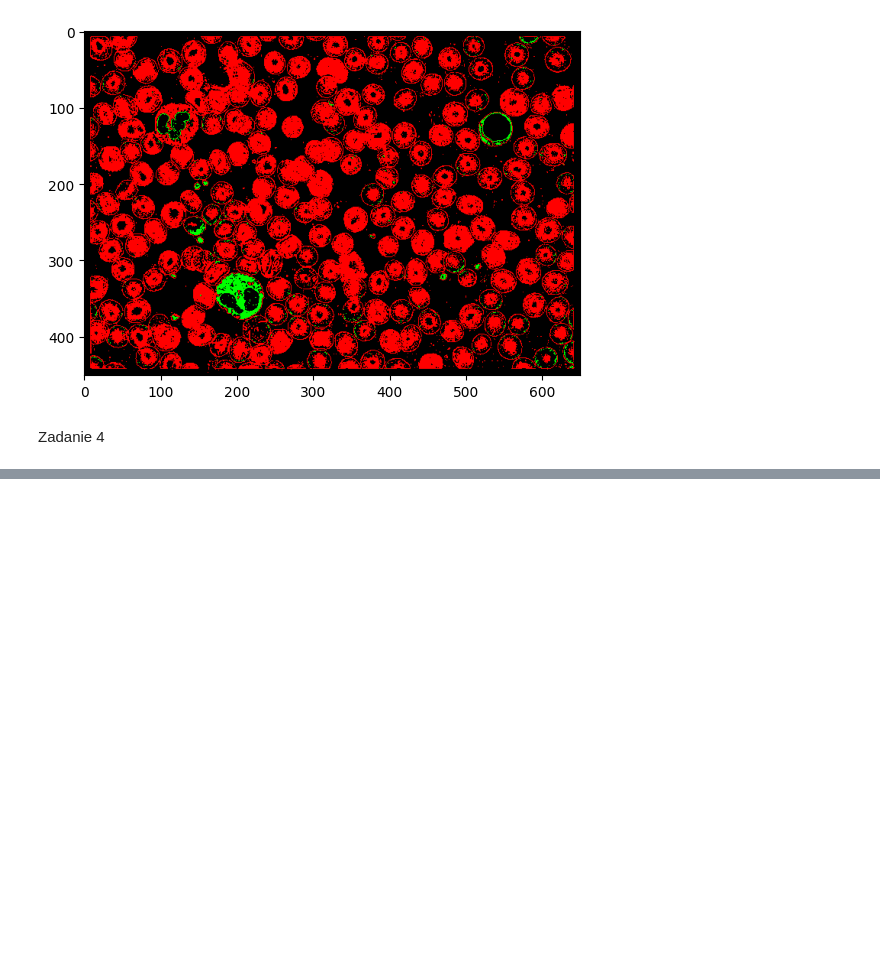
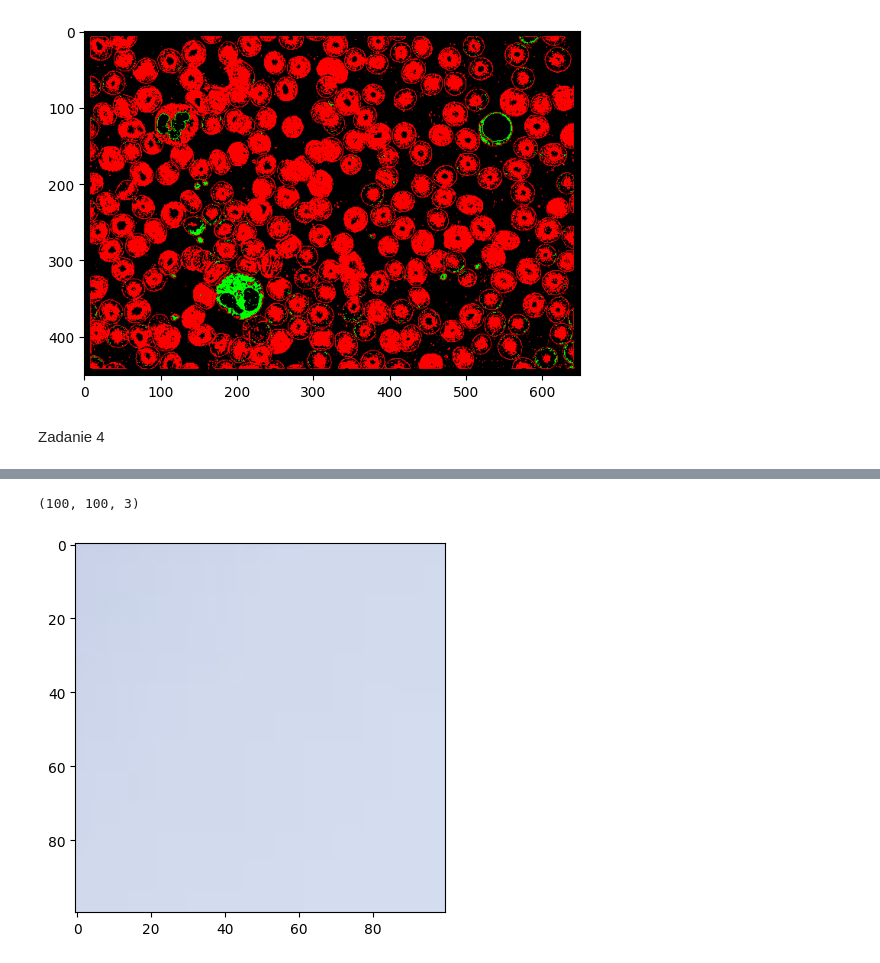
Before and after one commit to Ddestrei/Signal_and_image_processing, a Jupyter notebook: LAB3/lab3.ipynb, the cells around one changed output, grey strips where cells are left out. Saved outputs shown, nothing was run; the diff lists cells and outputs as text; code cells hidden in the pictures; blank space fills up the shorter version.

```diff
--- a/LAB3/lab3.ipynb
+++ b/LAB3/lab3.ipynb
@@ -118,0 +133,7 @@ Zadanie 4
+# %%
+sky = airbus[:100, :100]
+plt.imshow(sky)
+print(sky.shape)
+# %% [output]
+(100, 100, 3)
+[figure, added]
```
Also changed, not shown: parts of 6 cells of this notebook.
